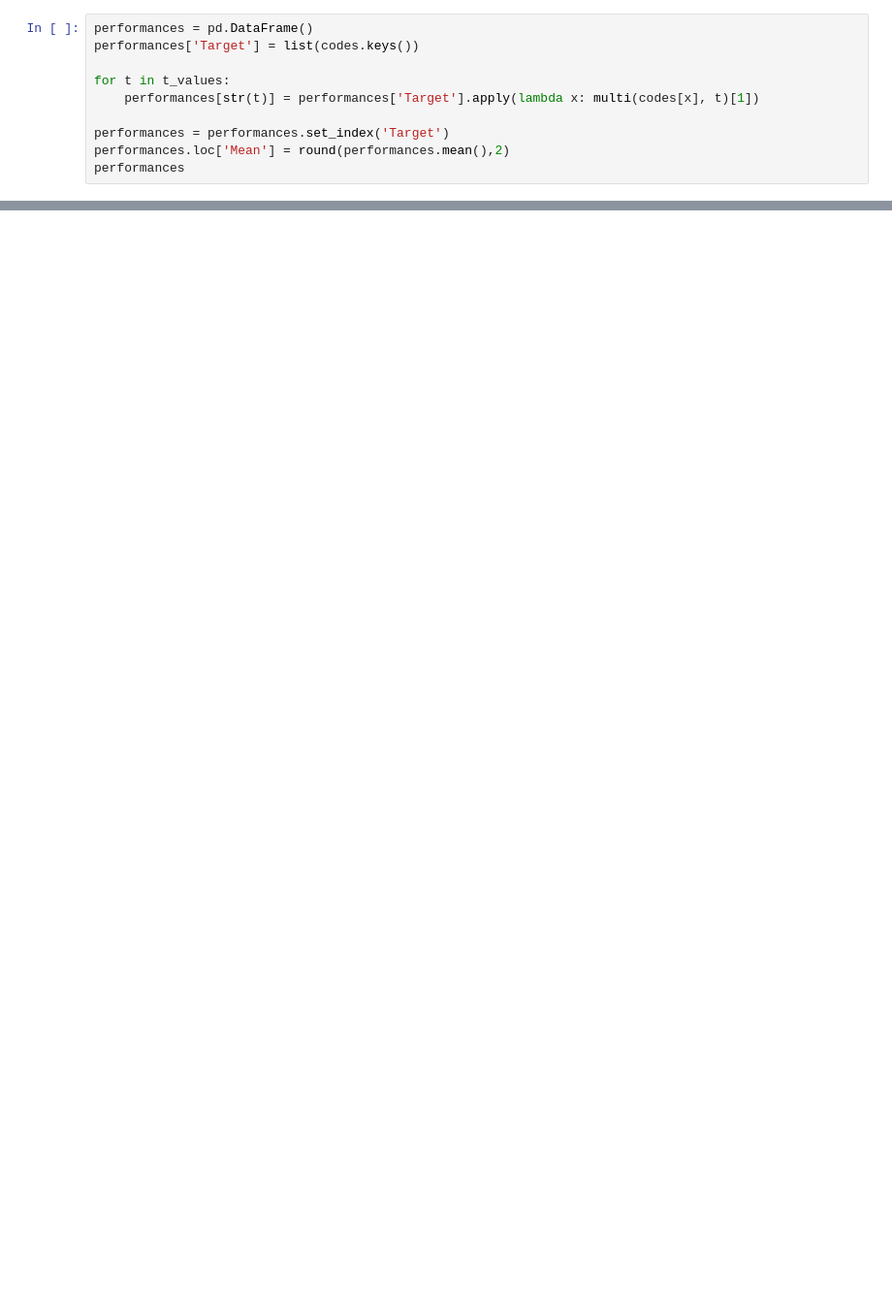
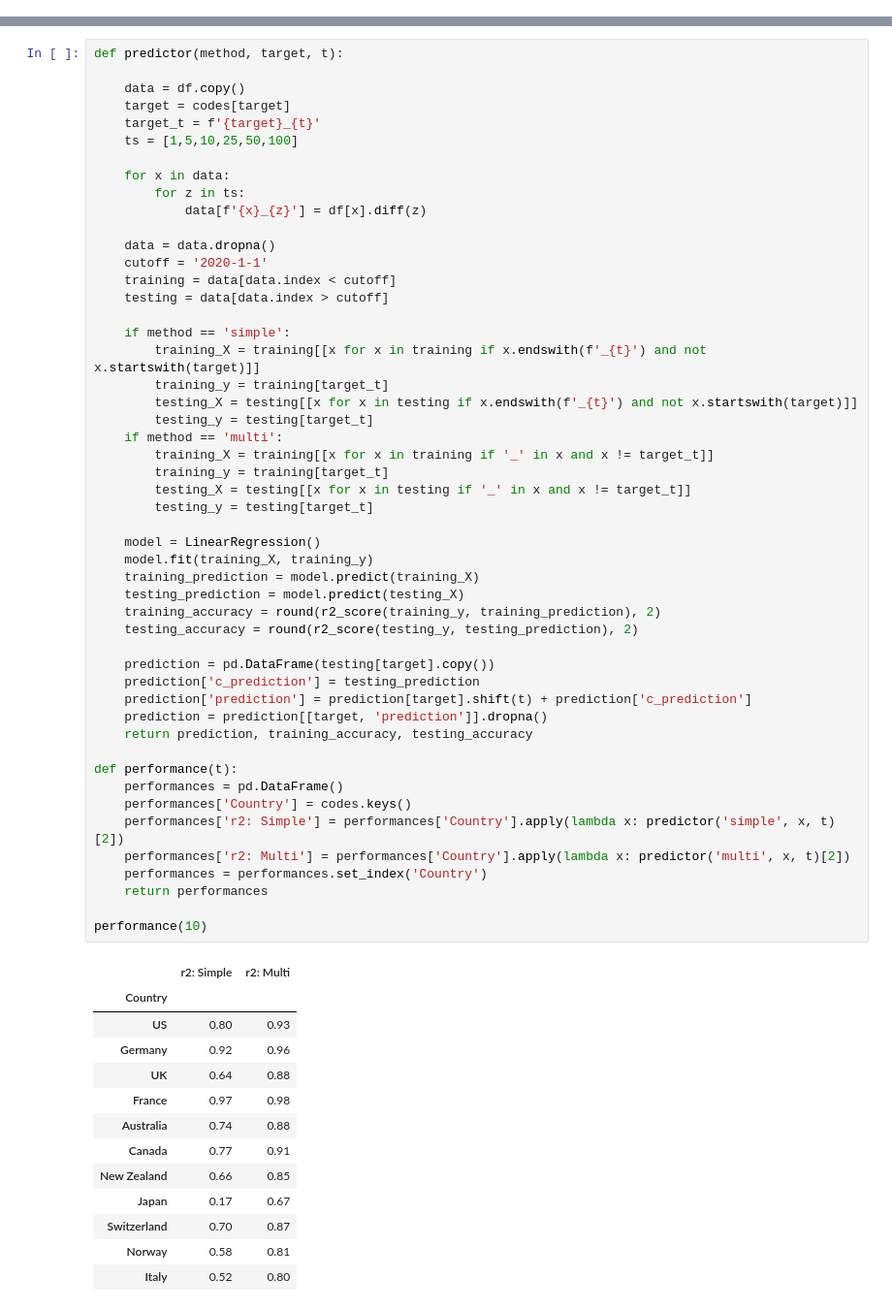
Before and after one commit to danjsabra/G10_RV, a Jupyter notebook: G10_RV.ipynb, the cells around one changed output, grey strips where cells are left out. Shown at 97% size. Drawn from its saved outputs; the diff is of its cells as text; blank space fills up the shorter version.

```diff
--- a/G10_RV.ipynb
+++ b/G10_RV.ipynb
@@ -149,10 +35,0 @@ t_eval(100)
-# %%
-performances = pd.DataFrame()
-performances['Target'] = list(codes.keys())
-
-for t in t_values:
-    performances[str(t)] = performances['Target'].apply(lambda x: multi(codes[x], t)[1])
-
-performances = performances.set_index('Target')
-performances.loc['Mean'] = round(performances.mean(),2)
-performances
@@ -230,0 +36,64 @@ plt.show()
+# %%
+def predictor(method, target, t):
+
+    data = df.copy()
+    target = codes[target]
+    target_t = f'{target}_{t}'
+    ts = [1,5,10,25,50,100]
+
+    for x in data:
+        for z in ts:
+            data[f'{x}_{z}'] = df[x].diff(z)
+
+    data = data.dropna()
+    cutoff = '2020-1-1'
+    training = data[data.index < cutoff]
+    testing = data[data.index > cutoff]
+
+    if method == 'simple':
+        training_X = training[[x for x in training if x.endswith(f'_{t}') and not x.startswith(target)]]
+        training_y = training[target_t]
+        testing_X = testing[[x for x in testing if x.endswith(f'_{t}') and not x.startswith(target)]]
+        testing_y = testing[target_t]
+    if method == 'multi':
+        training_X = training[[x for x in training if '_' in x and x != target_t]]
+        training_y = training[target_t]
+        testing_X = testing[[x for x in testing if '_' in x and x != target_t]]
+        testing_y = testing[target_t]
+
+    model = LinearRegression()
+    model.fit(training_X, training_y)
+    training_prediction = model.predict(training_X)
+    testing_prediction = model.predict(testing_X)
+    training_accuracy = round(r2_score(training_y, training_prediction), 2)
+    testing_accuracy = round(r2_score(testing_y, testing_prediction), 2)
+
+    prediction = pd.DataFrame(testing[target].copy())
+    prediction['c_prediction'] = testing_prediction
+    prediction['prediction'] = prediction[target].shift(t) + prediction['c_prediction']
+    prediction = prediction[[target, 'prediction']].dropna()
+    return prediction, training_accuracy, testing_accuracy
+
+def performance(t):
+    performances = pd.DataFrame()
+    performances['Country'] = codes.keys()
+    performances['r2: Simple'] = performances['Country'].apply(lambda x: predictor('simple', x, t)[2])
+    performances['r2: Multi'] = performances['Country'].apply(lambda x: predictor('multi', x, t)[2])
+    performances = performances.set_index('Country')
+    return performances
+
+performance(10)
+# %% [output]
+|  | r2: Simple | r2: Multi |
+| Country |  |  |
+| US | 0.80 | 0.93 |
+| Germany | 0.92 | 0.96 |
+| UK | 0.64 | 0.88 |
+| France | 0.97 | 0.98 |
+| Australia | 0.74 | 0.88 |
+| Canada | 0.77 | 0.91 |
+| New Zealand | 0.66 | 0.85 |
+| Japan | 0.17 | 0.67 |
+| Switzerland | 0.70 | 0.87 |
+| Norway | 0.58 | 0.81 |
+| Italy | 0.52 | 0.80 |
```
Also changed, not shown: parts of 11 cells of this notebook.
